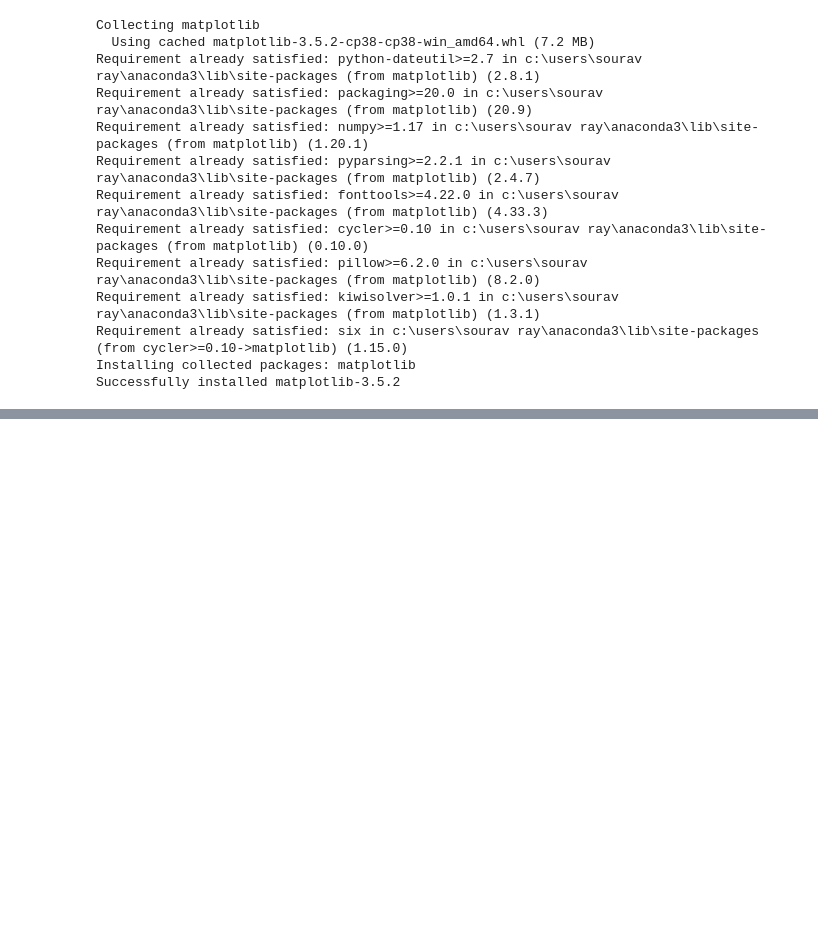
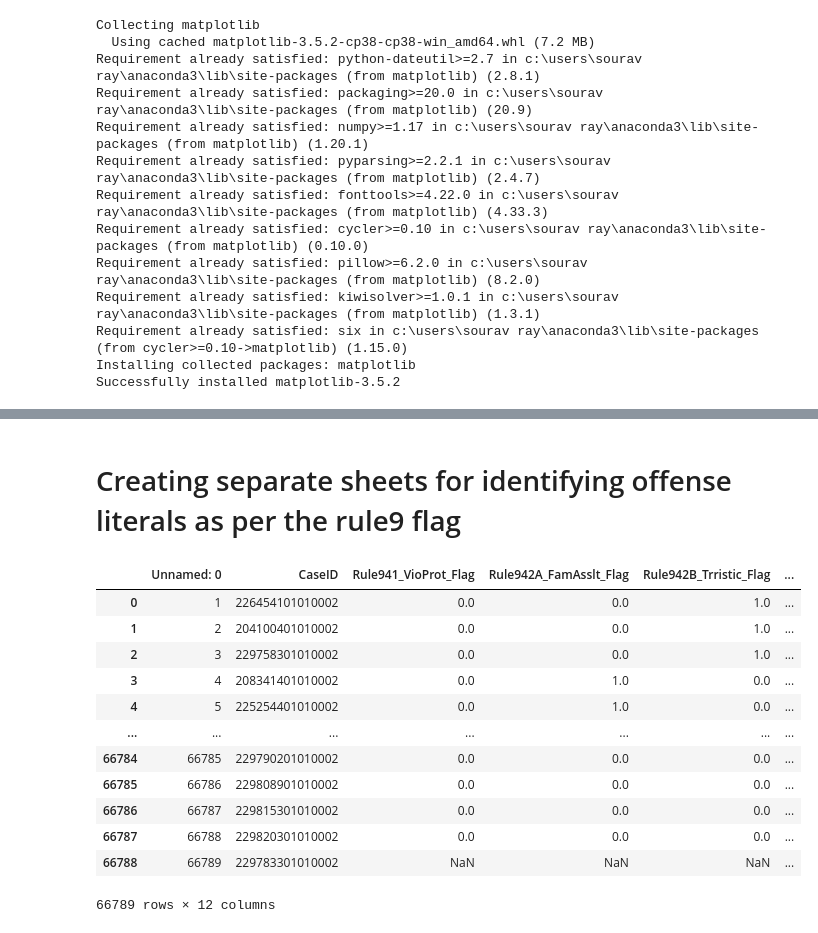
Before and after one commit to souravray97/Criminal-Justice-Analysis, a Jupyter notebook: CCD-EDA.ipynb, the cells around one changed output, grey strips where cells are left out. Drawn from its saved outputs; the diff is of its cells as text; code cells hidden in the pictures; blank space fills up the shorter version.

```diff
--- a/CCD-EDA.ipynb
+++ b/CCD-EDA.ipynb
@@ -1154,0 +1370,20 @@ Successfully installed matplotlib-3.5.2
+# %% [markdown]
+# Creating separate sheets for identifying offense literals as per the rule9 flag
+# %%
+rule9 = pd.read_csv("RuleFinal.csv")
+# %%
+rule9
+# %% [output]
+|  | Unnamed: 0 | CaseID | Rule941_VioProt_Flag | Rule942A_FamAsslt_Flag | Rule942B_Trristic_Flag | ... |
+| 0 | 1 | 226454101010002 | 0.0 | 0.0 | 1.0 | ... |
+| 1 | 2 | 204100401010002 | 0.0 | 0.0 | 1.0 | ... |
+| 2 | 3 | 229758301010002 | 0.0 | 0.0 | 1.0 | ... |
+| 3 | 4 | 208341401010002 | 0.0 | 1.0 | 0.0 | ... |
+| 4 | 5 | 225254401010002 | 0.0 | 1.0 | 0.0 | ... |
+| ... | ... | ... | ... | ... | ... | ... |
+| 66784 | 66785 | 229790201010002 | 0.0 | 0.0 | 0.0 | ... |
+| 66785 | 66786 | 229808901010002 | 0.0 | 0.0 | 0.0 | ... |
+| 66786 | 66787 | 229815301010002 | 0.0 | 0.0 | 0.0 | ... |
+| 66787 | 66788 | 229820301010002 | 0.0 | 0.0 | 0.0 | ... |
+| 66788 | 66789 | 229783301010002 | NaN | NaN | NaN | ... |
+66789 rows × 12 columns
```
Also changed, not shown: parts of 28 cells of this notebook.
